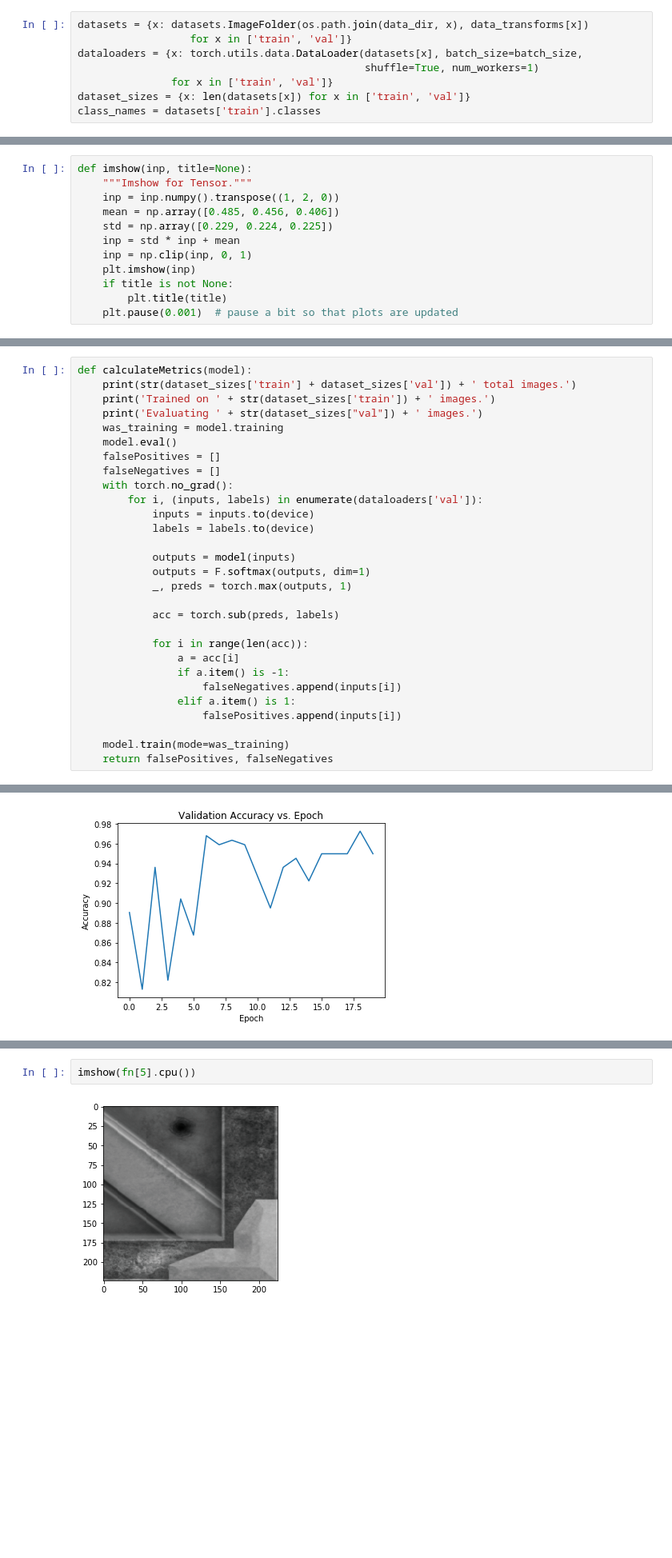
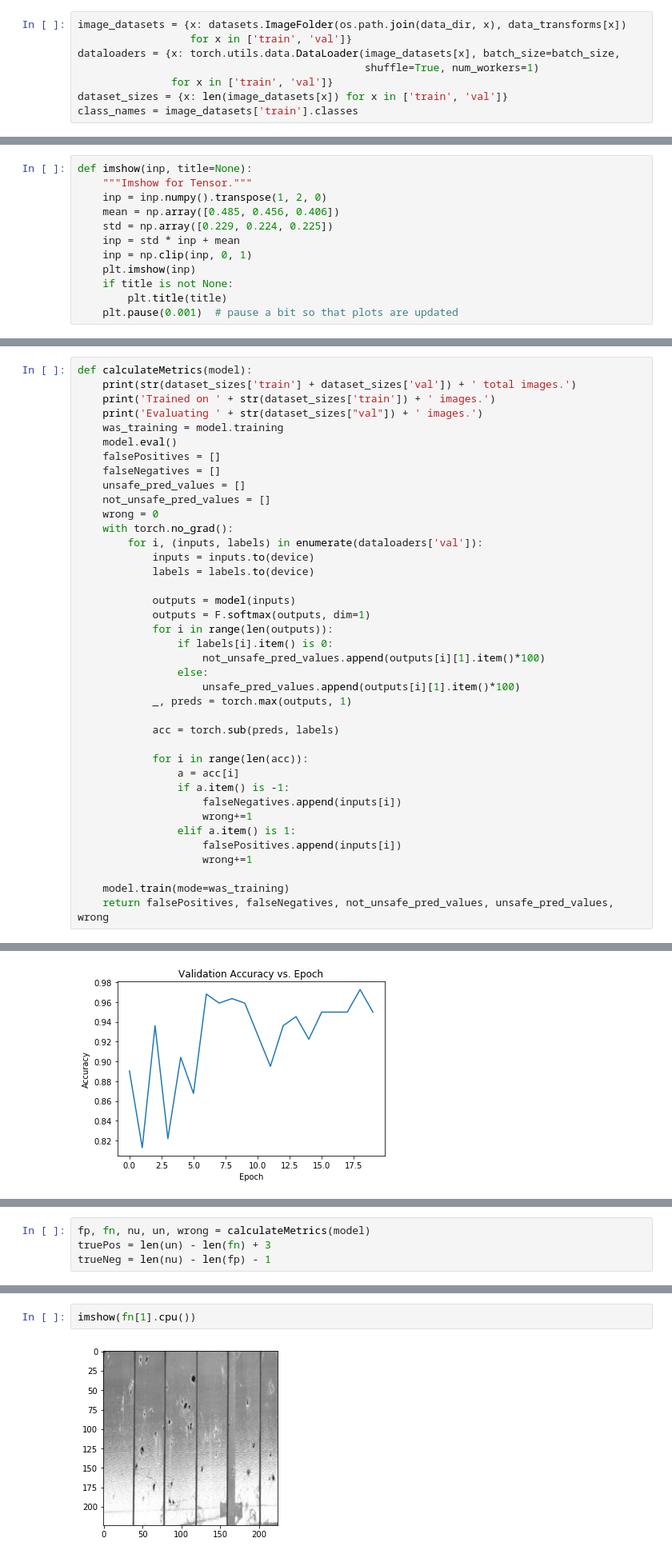
Before and after one commit to cSchubes/icbinbSpaceApps18, a Jupyter notebook: CNN/CNN.ipynb, the cells around one changed output, grey strips where cells are left out. Shown at 80% size. Saved outputs shown, nothing was run; the diff lists cells and outputs as text; blank space fills up the shorter version.

```diff
--- a/CNN/CNN.ipynb
+++ b/CNN/CNN.ipynb
@@ -78,8 +89,8 @@ data_transforms = {
 # %%
-datasets = {x: datasets.ImageFolder(os.path.join(data_dir, x), data_transforms[x])
+image_datasets = {x: datasets.ImageFolder(os.path.join(data_dir, x), data_transforms[x])
                   for x in ['train', 'val']}
-dataloaders = {x: torch.utils.data.DataLoader(datasets[x], batch_size=batch_size,
+dataloaders = {x: torch.utils.data.DataLoader(image_datasets[x], batch_size=batch_size,
                                               shuffle=True, num_workers=1)
                for x in ['train', 'val']}
-dataset_sizes = {x: len(datasets[x]) for x in ['train', 'val']}
-class_names = datasets['train'].classes
+dataset_sizes = {x: len(image_datasets[x]) for x in ['train', 'val']}
+class_names = image_datasets['train'].classes
@@ -86,7 +102,7 @@ class_names = datasets['train'].classes
 # %%
 def imshow(inp, title=None):
     """Imshow for Tensor."""
-    inp = inp.numpy().transpose((1, 2, 0))
+    inp = inp.numpy().transpose(1, 2, 0)
     mean = np.array([0.485, 0.456, 0.406])
     std = np.array([0.229, 0.224, 0.225])
     inp = std * inp + mean
@@ -160,6 +188,9 @@ def calculateMetrics(model):
     model.eval()
     falsePositives = []
     falseNegatives = []
+    unsafe_pred_values = []
+    not_unsafe_pred_values = []
+    wrong = 0
     with torch.no_grad():
         for i, (inputs, labels) in enumerate(dataloaders['val']):
             inputs = inputs.to(device)
@@ -167,6 +198,11 @@ def calculateMetrics(model):
 
             outputs = model(inputs)
             outputs = F.softmax(outputs, dim=1)
+            for i in range(len(outputs)):
+                if labels[i].item() is 0:
+                    not_unsafe_pred_values.append(outputs[i][1].item()*100)
+                else:
+                    unsafe_pred_values.append(outputs[i][1].item()*100)
             _, preds = torch.max(outputs, 1)
 
             acc = torch.sub(preds, labels)
@@ -175,11 +211,13 @@ def calculateMetrics(model):
                 a = acc[i]
                 if a.item() is -1:
                     falseNegatives.append(inputs[i])
+                    wrong+=1
                 elif a.item() is 1:
                     falsePositives.append(inputs[i])
+                    wrong+=1
 
     model.train(mode=was_training)
-    return falsePositives, falseNegatives
+    return falsePositives, falseNegatives, not_unsafe_pred_values, unsafe_pred_values, wrong
 # %%
 def visualize_model(model, num_images=6):
     was_training = model.training
@@ -385,0 +407,4 @@ Evaluating 219 images.
+# %%
+fp, fn, nu, un, wrong = calculateMetrics(model)
+truePos = len(un) - len(fn) + 3
+trueNeg = len(nu) - len(fp) - 1
@@ -386,7 +432,7 @@ Evaluating 219 images.
 # %%
-imshow(fn[5].cpu())
+imshow(fn[1].cpu())
 # %% [output]
-[figure, old version]
+[figure, new version]
 # %% [markdown]
 ## Post Save
 # %%
```
Also changed, not shown: parts of 13 cells of this notebook, 1 other file.
